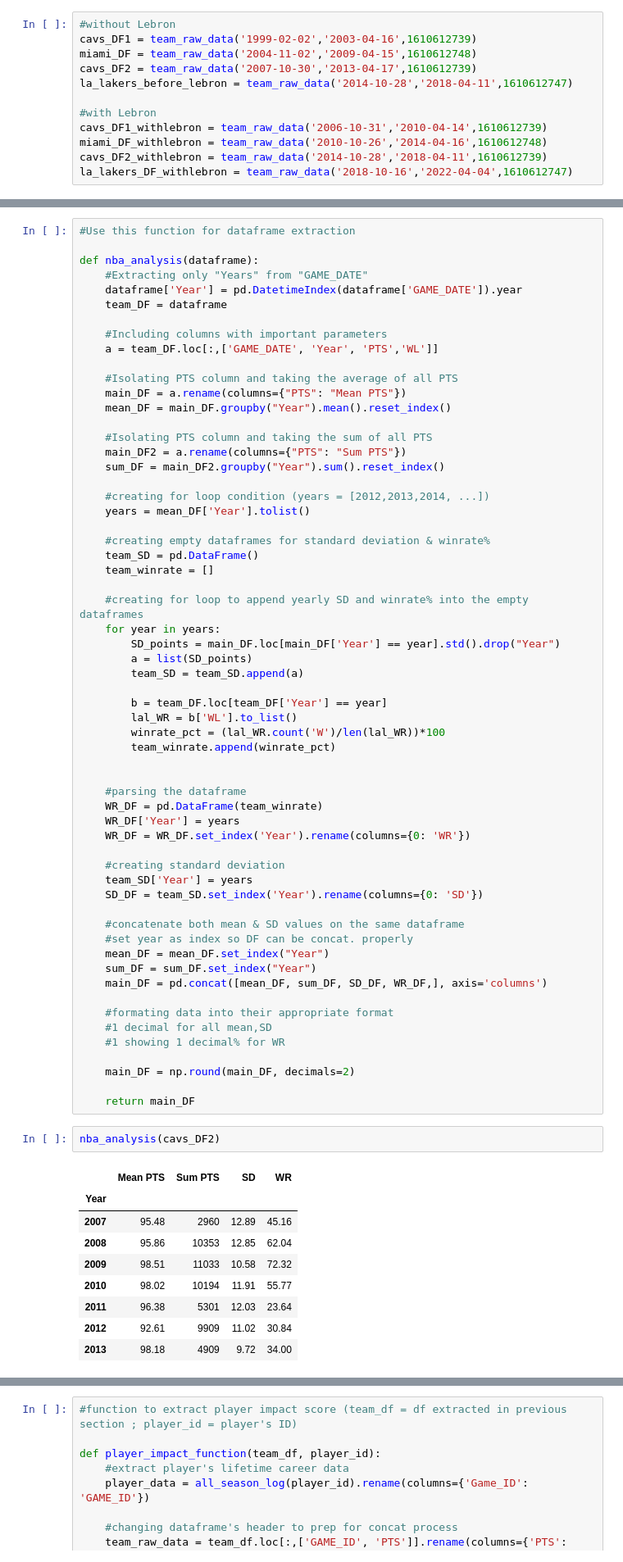
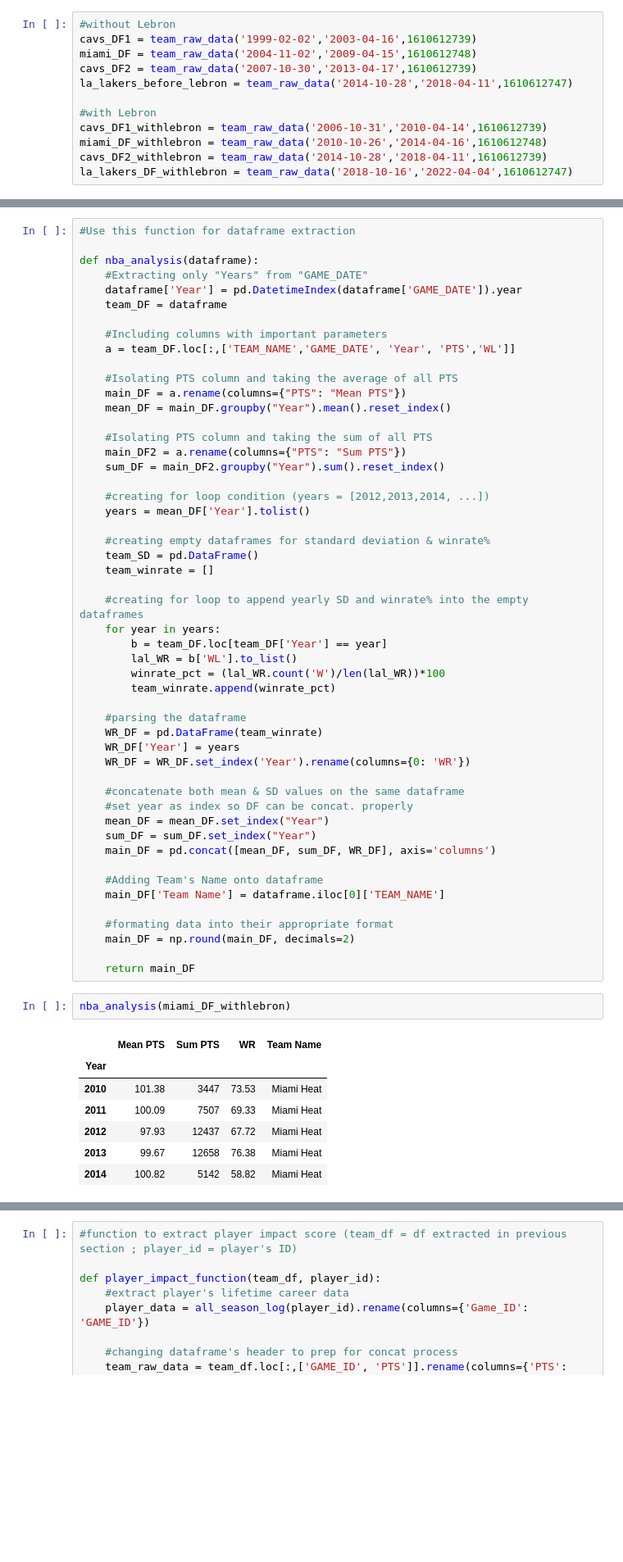
Before and after one commit to christilbey/Group-2-Assignment, a Jupyter notebook: Basketball_Statistics.ipynb, the cells around one changed output, grey strips where cells are left out. Shown at 82% size. Drawn from its saved outputs; the diff is of its cells as text; blank space fills up the shorter version.

Commit message:
added team names onto dataframe

```diff
--- a/Basketball_Statistics.ipynb
+++ b/Basketball_Statistics.ipynb
@@ -123,7 +127,7 @@ def nba_analysis(dataframe):
     team_DF = dataframe
 
     #Including columns with important parameters
-    a = team_DF.loc[:,['GAME_DATE', 'Year', 'PTS','WL']]
+    a = team_DF.loc[:,['TEAM_NAME','GAME_DATE', 'Year', 'PTS','WL']]
 
     #Isolating PTS column and taking the average of all PTS
     main_DF = a.rename(columns={"PTS": "Mean PTS"})
@@ -142,47 +146,36 @@ def nba_analysis(dataframe):
 
     #creating for loop to append yearly SD and winrate% into the empty dataframes
     for year in years:
-        SD_points = main_DF.loc[main_DF['Year'] == year].std().drop("Year")
-        a = list(SD_points)
-        team_SD = team_SD.append(a)
-
         b = team_DF.loc[team_DF['Year'] == year]
         lal_WR = b['WL'].to_list()
         winrate_pct = (lal_WR.count('W')/len(lal_WR))*100
         team_winrate.append(winrate_pct)
-
 
     #parsing the dataframe
     WR_DF = pd.DataFrame(team_winrate)
     WR_DF['Year'] = years
     WR_DF = WR_DF.set_index('Year').rename(columns={0: 'WR'})
 
-    #creating standard deviation
-    team_SD['Year'] = years
-    SD_DF = team_SD.set_index('Year').rename(columns={0: 'SD'})
-
     #concatenate both mean & SD values on the same dataframe
     #set year as index so DF can be concat. properly
     mean_DF = mean_DF.set_index("Year")
     sum_DF = sum_DF.set_index("Year")
-    main_DF = pd.concat([mean_DF, sum_DF, SD_DF, WR_DF,], axis='columns')
+    main_DF = pd.concat([mean_DF, sum_DF, WR_DF], axis='columns')
+
+    #Adding Team's Name onto dataframe
+    main_DF['Team Name'] = dataframe.iloc[0]['TEAM_NAME']
 
     #formating data into their appropriate format
-    #1 decimal for all mean,SD
-    #1 showing 1 decimal% for WR
-
     main_DF = np.round(main_DF, decimals=2)
 
     return main_DF
 # %%
-nba_analysis(cavs_DF2)
+nba_analysis(miami_DF_withlebron)
 # %% [output]
-|  | Mean PTS | Sum PTS | SD | WR |
+|  | Mean PTS | Sum PTS | WR | Team Name |
 | Year |  |  |  |  |
-| 2007 | 95.48 | 2960 | 12.89 | 45.16 |
-| 2008 | 95.86 | 10353 | 12.85 | 62.04 |
-| 2009 | 98.51 | 11033 | 10.58 | 72.32 |
-| 2010 | 98.02 | 10194 | 11.91 | 55.77 |
-| 2011 | 96.38 | 5301 | 12.03 | 23.64 |
-| 2012 | 92.61 | 9909 | 11.02 | 30.84 |
-| 2013 | 98.18 | 4909 | 9.72 | 34.00 |
+| 2010 | 101.38 | 3447 | 73.53 | Miami Heat |
+| 2011 | 100.09 | 7507 | 69.33 | Miami Heat |
+| 2012 | 97.93 | 12437 | 67.72 | Miami Heat |
+| 2013 | 99.67 | 12658 | 76.38 | Miami Heat |
+| 2014 | 100.82 | 5142 | 58.82 | Miami Heat |
```
Also changed, not shown: parts of 4 cells of this notebook.
